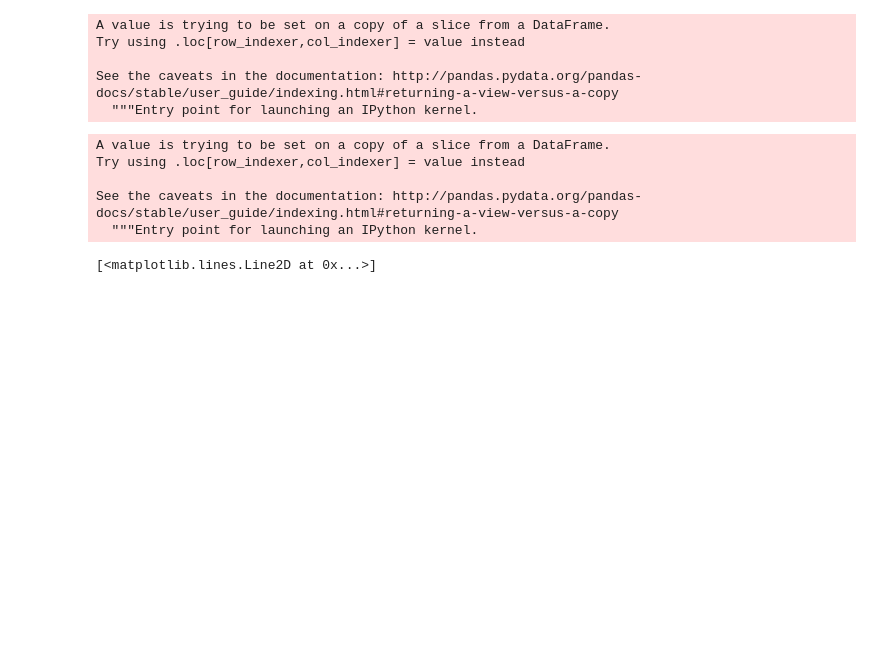
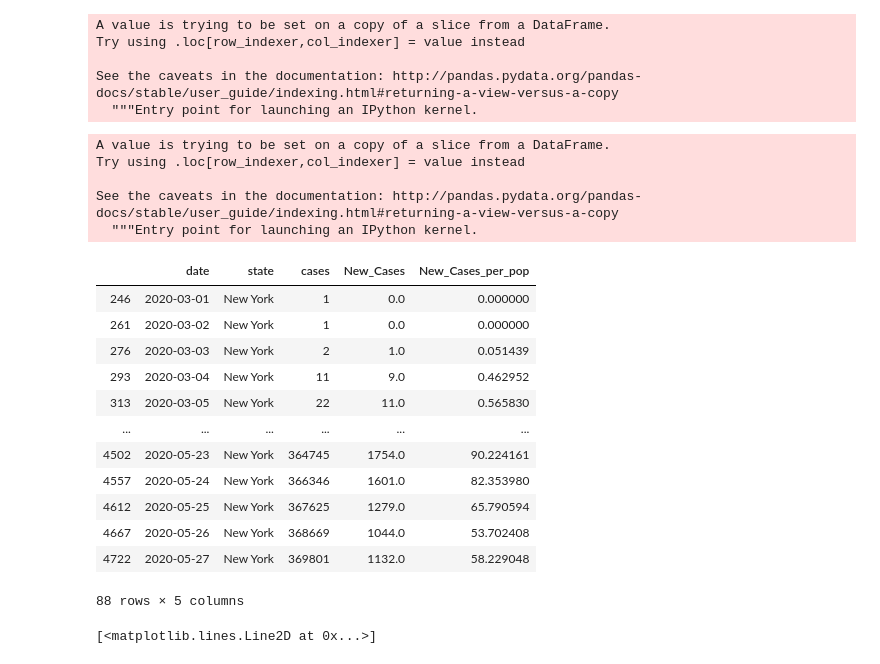
Before and after one commit to Jbudnick/Covid-19-Forecasting, a Jupyter notebook: notebooks/EDA.ipynb, the cells around one changed output. Drawn from its saved outputs; the diff is of its cells as text; code cells hidden in the pictures; blank space fills up the shorter version.

```diff
--- a/notebooks/EDA.ipynb
+++ b/notebooks/EDA.ipynb
@@ -834,6 +570,22 @@ Try using .loc[row_indexer,col_indexer] = value instead
 
 See the caveats in the documentation: http://pandas.pydata.org/pandas-docs/stable/user_guide/indexing.html#returning-a-view-versus-a-copy
   """Entry point for launching an IPython kernel.
+# %%
+NY_df
+# %% [output]
+|  | date | state | cases | New_Cases | New_Cases_per_pop |
+| 246 | 2020-03-01 | New York | 1 | 0.0 | 0.000000 |
+| 261 | 2020-03-02 | New York | 1 | 0.0 | 0.000000 |
+| 276 | 2020-03-03 | New York | 2 | 1.0 | 0.051439 |
+| 293 | 2020-03-04 | New York | 11 | 9.0 | 0.462952 |
+| 313 | 2020-03-05 | New York | 22 | 11.0 | 0.565830 |
+| ... | ... | ... | ... | ... | ... |
+| 4502 | 2020-05-23 | New York | 364745 | 1754.0 | 90.224161 |
+| 4557 | 2020-05-24 | New York | 366346 | 1601.0 | 82.353980 |
+| 4612 | 2020-05-25 | New York | 367625 | 1279.0 | 65.790594 |
+| 4667 | 2020-05-26 | New York | 368669 | 1044.0 | 53.702408 |
+| 4722 | 2020-05-27 | New York | 369801 | 1132.0 | 58.229048 |
+88 rows × 5 columns
 # %%
 plt.plot(NY_df['date'], NY_df['New_Cases_per_pop'])
 # %% [output]
```
Also changed, not shown: parts of 39 cells of this notebook, 2 other files.
